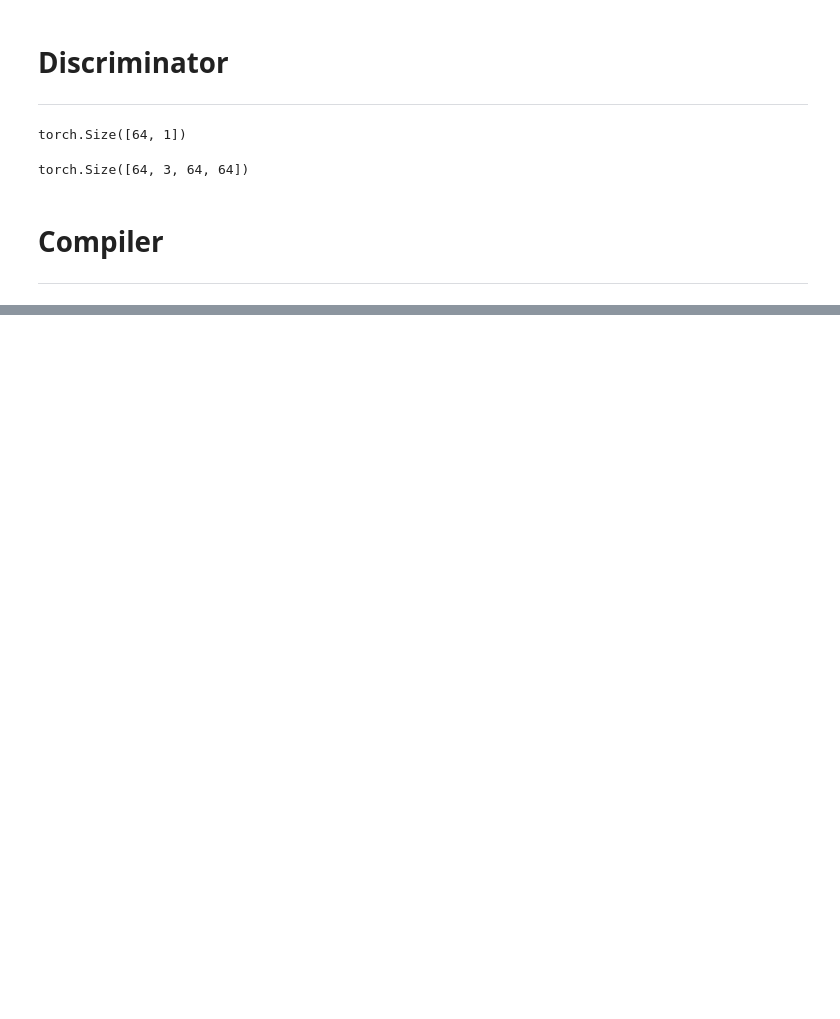
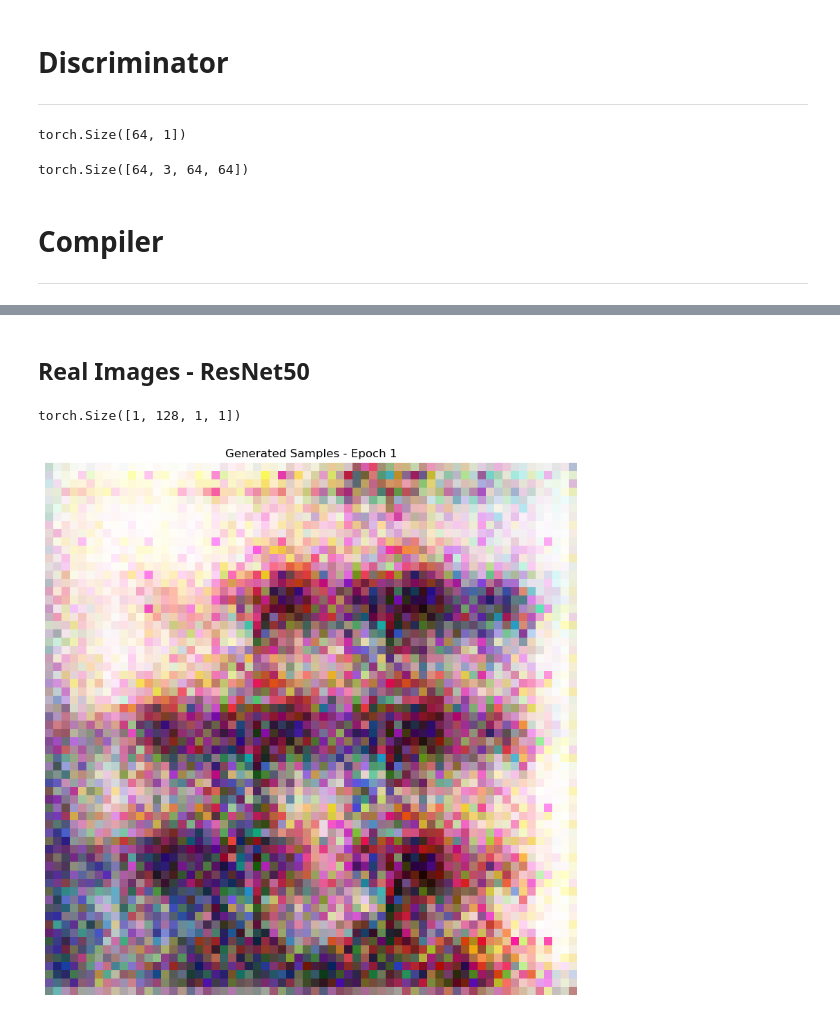
Before and after one commit to bhumikasrc/Comic-Generator, a Jupyter notebook: manga_GAN.ipynb, the cells around one changed output, grey strips where cells are left out. Saved outputs shown, nothing was run; the diff lists cells and outputs as text; code cells hidden in the pictures; blank space fills up the shorter version.

```diff
--- a/manga_GAN.ipynb
+++ b/manga_GAN.ipynb
@@ -278,0 +224,53 @@ KeyboardInterrupt:
+# %% [markdown]
+## Real Images - ResNet50
+# %%
+import torch
+import torchvision.transforms as transforms
+import torchvision.models as models
+from PIL import Image
+
+# Load and preprocess the image
+img_path = "/Users/bhumikasrinivas/Documents/usfca_msds/spring_module_2/msds_631/animeface-character-dataset/data/face_0_119_15.png"
+img = Image.open(img_path)
+
+# Resize the image to match the expected input size of the CNN model
+resize_transform = transforms.Resize((224, 224))
+img_resized = resize_transform(img)
+
+# Convert the image to a tensor and normalize it
+to_tensor_transform = transforms.ToTensor()
+normalize_transform = transforms.Normalize(mean=[0.485, 0.456, 0.406], std=[0.229, 0.224, 0.225])
+img_tensor = normalize_transform(to_tensor_transform(img_resized)).unsqueeze(0)
+
+# Load a pre-trained ResNet model
+resnet = models.resnet50(pretrained=True)
+
+# Set the model to evaluation mode
+resnet.eval()
+
+# Extract features from the image using the ResNet model
+with torch.no_grad():
+    features = resnet(img_tensor)
+
+# Use a linear layer to reduce the number of channels to 128
+linear_layer = torch.nn.Linear(in_features=features.size(1), out_features=128)
+features_reduced = linear_layer(features.squeeze()).unsqueeze(-1).unsqueeze(-1)
+
+# Add an extra dimension at the beginning
+features_reduced = features_reduced.unsqueeze(0)
+
+# Further processing or use of the feature map
+print(features_reduced.shape)  # Output: torch.Size([1, 128, 1, 1])
+# %% [output]
+torch.Size([1, 128, 1, 1])
+# %%
+fake_samples = generator(features_reduced).reshape(-1, 3, 64, 64)
+# Visualize generated samples
+grid_img = vutils.make_grid(fake_samples, nrow=4, padding=2, normalize=True)
+plt.figure(figsize=(10, 10))
+plt.imshow(grid_img.permute(1, 2, 0))
+plt.axis("off")
+plt.title(f"Generated Samples - Epoch {epoch+1}")
+plt.show()
+# %% [output]
+[figure, added]
```
Also changed, not shown: parts of 13 cells of this notebook.
